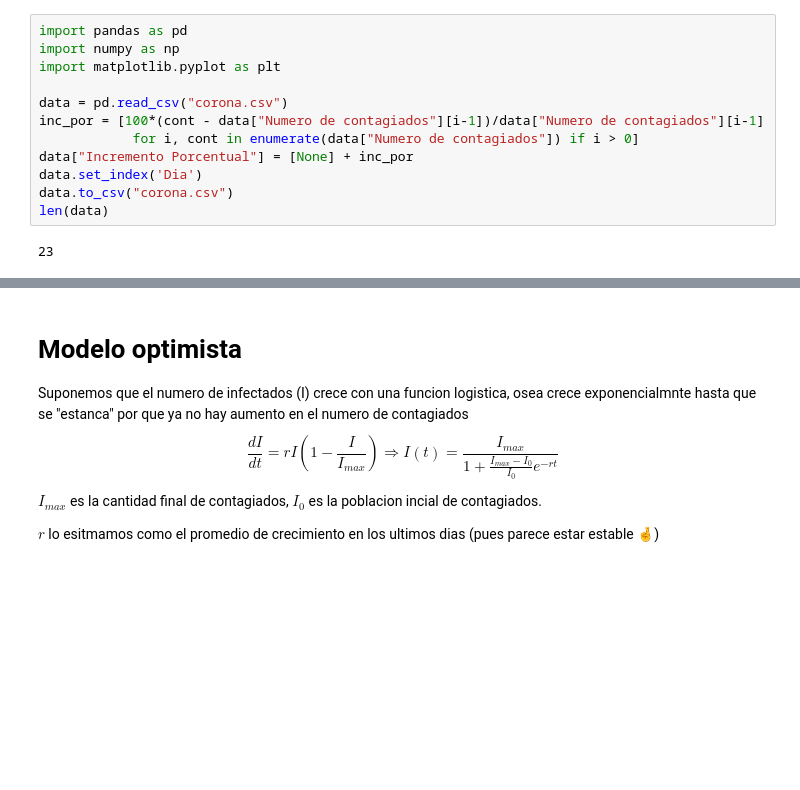
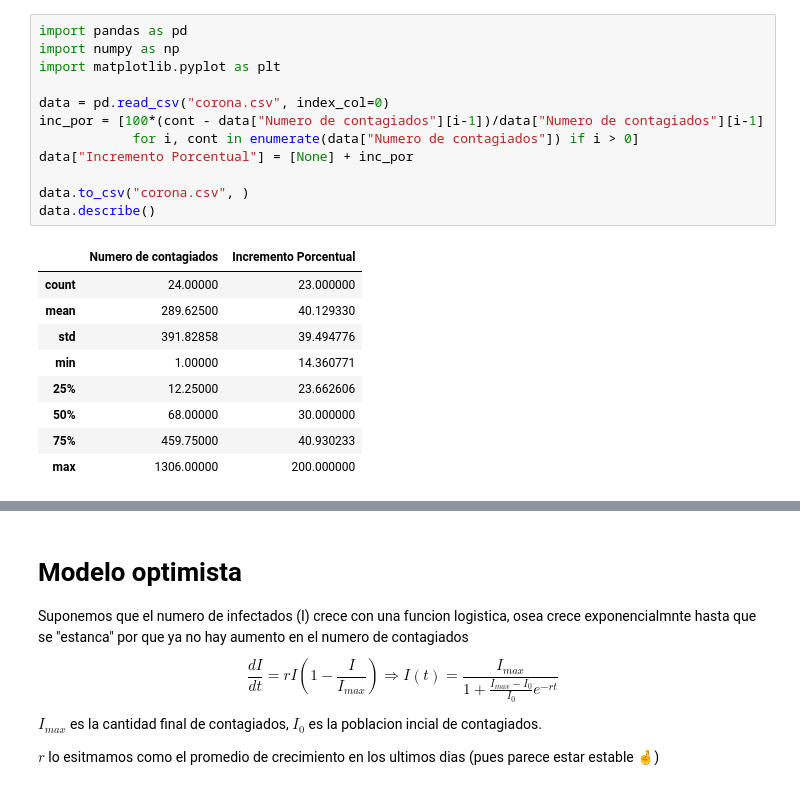
Before and after one commit to tito21/Corona-virus, a Jupyter notebook: pred.ipynb, the cells around one changed output, grey strips where cells are left out. Drawn from its saved outputs; the diff is of its cells as text; blank space fills up the shorter version.

```diff
--- a/pred.ipynb
+++ b/pred.ipynb
@@ -1,17 +1,25 @@
 # %%
 import pandas as pd
 import numpy as np
 import matplotlib.pyplot as plt
 
-data = pd.read_csv("corona.csv")
+data = pd.read_csv("corona.csv", index_col=0)
 inc_por = [100*(cont - data["Numero de contagiados"][i-1])/data["Numero de contagiados"][i-1]
             for i, cont in enumerate(data["Numero de contagiados"]) if i > 0]
 data["Incremento Porcentual"] = [None] + inc_por
-data.set_index('Dia')
-data.to_csv("corona.csv")
-len(data)
+
+data.to_csv("corona.csv", )
+data.describe()
 # %% [output]
-23
+|  | Numero de contagiados | Incremento Porcentual |
+| count | 24.00000 | 23.000000 |
+| mean | 289.62500 | 40.129330 |
+| std | 391.82858 | 39.494776 |
+| min | 1.00000 | 14.360771 |
+| 25% | 12.25000 | 23.662606 |
+| 50% | 68.00000 | 30.000000 |
+| 75% | 459.75000 | 40.930233 |
+| max | 1306.00000 | 200.000000 |
 # %%
 data["Numero de contagiados"].plot()
 plt.grid()
```
Also changed, not shown: parts of 7 cells of this notebook, 1 other file.
